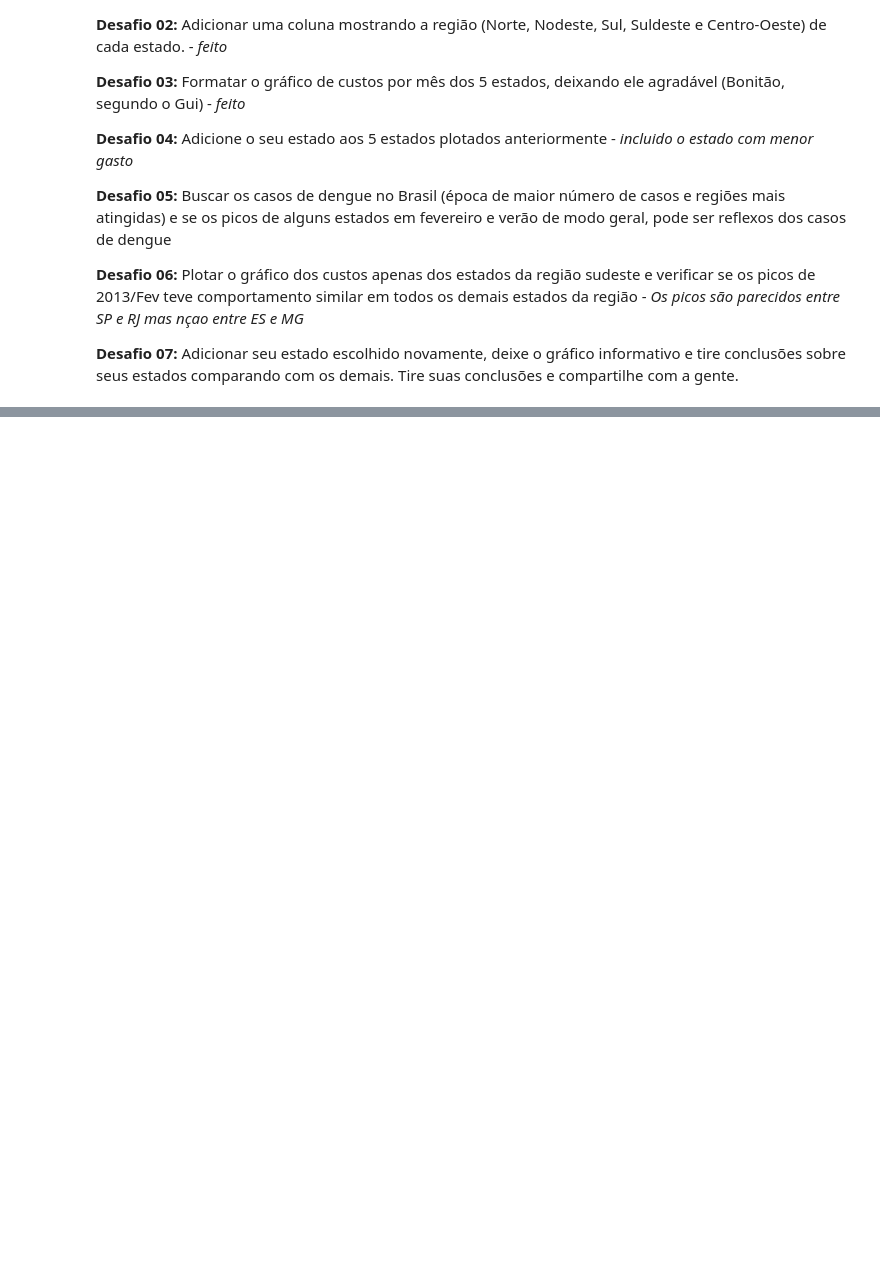
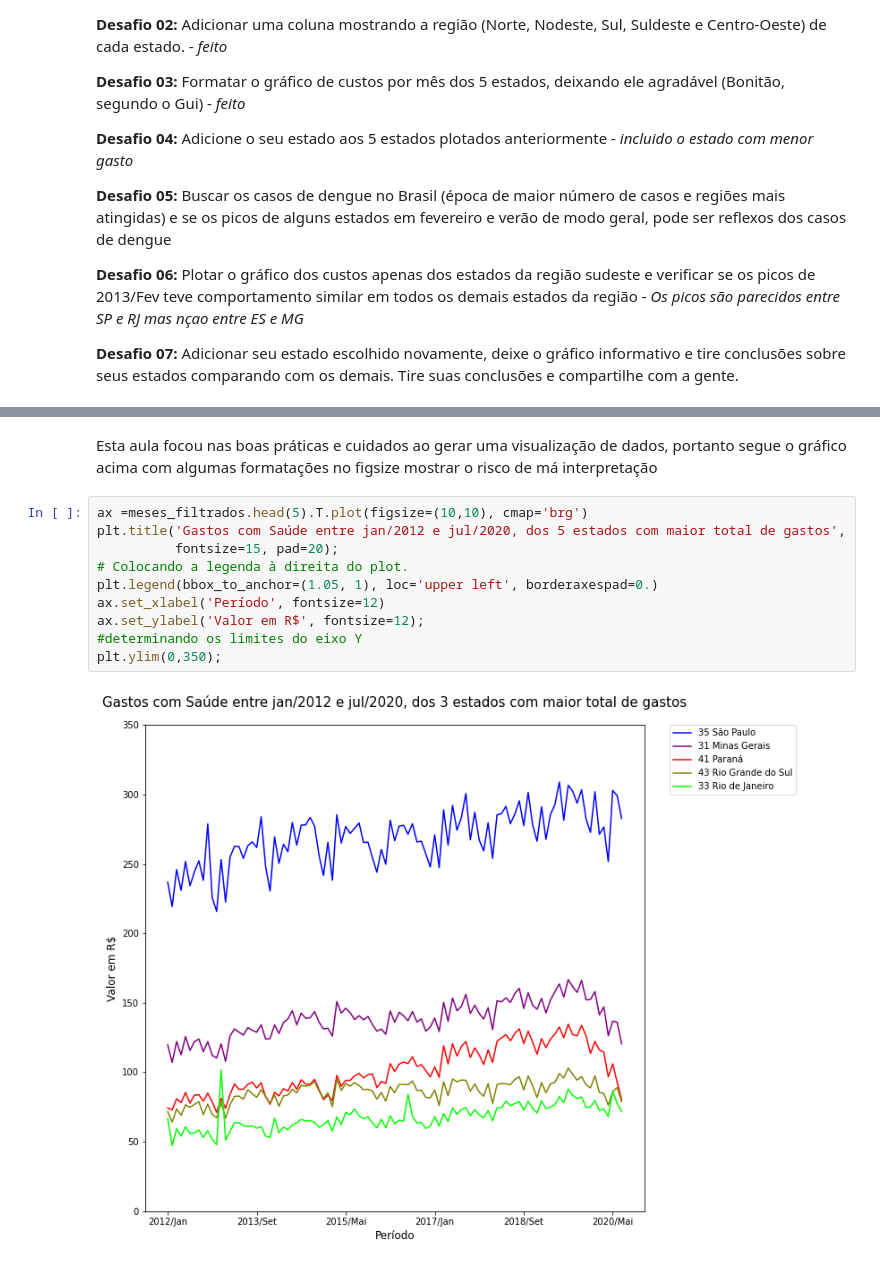
Before and after one commit to ClarisseAlvarenga/bootcamp_datascience_alura, a Jupyter notebook: SEMANA01/Bootcamp_DataScience_Alura_Semana_1.ipynb, the cells around one changed output, grey strips where cells are left out. Drawn from its saved outputs; the diff is of its cells as text; blank space fills up the shorter version.

```diff
--- a/SEMANA01/Bootcamp_DataScience_Alura_Semana_1.ipynb
+++ b/SEMANA01/Bootcamp_DataScience_Alura_Semana_1.ipynb
@@ -445,0 +548,14 @@ ax.set_ylabel('Valor em R$');
+# %% [markdown]
+Esta aula focou nas boas práticas e cuidados ao gerar uma visualização de dados, portanto segue o gráfico acima com algumas formatações no figsize mostrar o risco de má interpretação
+# %%
+ax =meses_filtrados.head(5).T.plot(figsize=(10,10), cmap='brg')
+plt.title('Gastos com Saúde entre jan/2012 e jul/2020, dos 5 estados com maior total de gastos',
+          fontsize=15, pad=20);
+# Colocando a legenda à direita do plot.
+plt.legend(bbox_to_anchor=(1.05, 1), loc='upper left', borderaxespad=0.)
+ax.set_xlabel('Período', fontsize=12)
+ax.set_ylabel('Valor em R$', fontsize=12);
+#determinando os limites do eixo Y
+plt.ylim(0,350);
+# %% [output]
+[figure, added]
```
Also changed, not shown: parts of 32 cells of this notebook, 3 other files.
